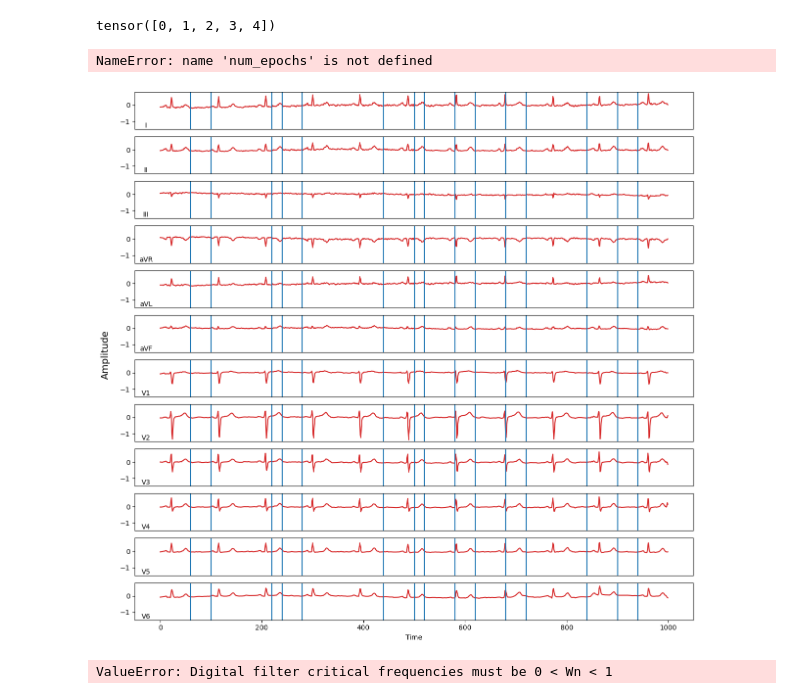
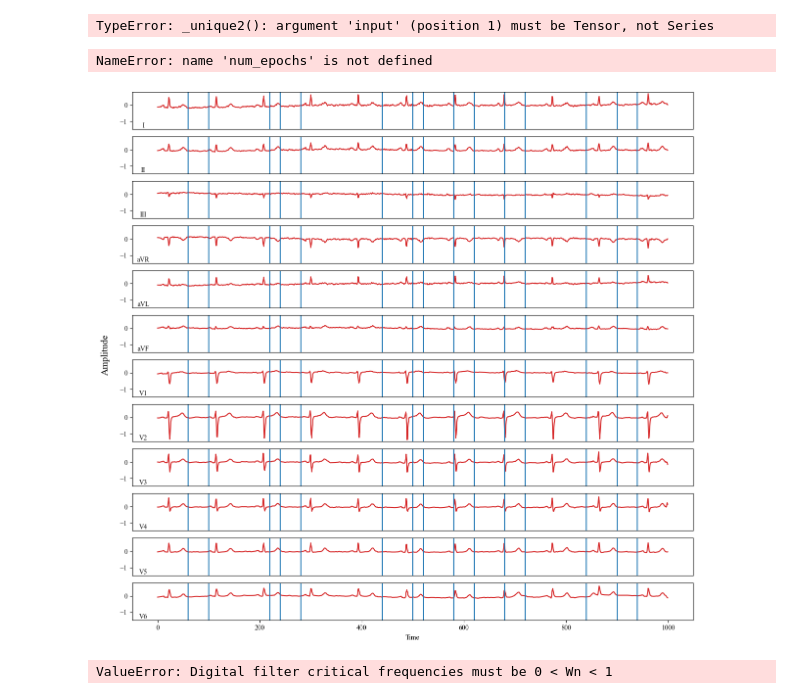
Before and after one commit to peilinchen1102/time_series, a Jupyter notebook: test.ipynb, the cells around one changed output. Drawn from its saved outputs; the diff is of its cells as text; code cells hidden in the pictures.

```diff
--- a/test.ipynb
+++ b/test.ipynb
@@ -21,12 +21,12 @@ X_train, y_train, X_test, y_test = load_data(path, sampling_rate)
 mask = y_train.apply(lambda x: isinstance(x, list) and len(x) > 0)
 y_train = y_train[mask]
 X_train = X_train[mask]
-y_train = y_train.apply(lambda x: x[0]).astype('category')
-y_train = torch.tensor(y_train.cat.codes.values, dtype=torch.long)
+# y_train = y_train.apply(lambda x: x[0]).astype('category')
+# y_train = torch.tensor(y_train.cat.codes.values, dtype=torch.long)
 
 print(torch.unique(y_train))
 # %% [output]
-tensor([0, 1, 2, 3, 4])
+TypeError: _unique2(): argument 'input' (position 1) must be Tensor, not Series
 # %%
 def normalize(data):
     # Compute mean and std per channel
@@ -155,9 +155,13 @@ def detect_changes(time_series: NDArray):
 ecg_labels = ["I", "II", "III", "aVR", "aVL", "aVF", "V1", "V2", "V3", "V4", "V5", "V6"]
 
 for time_series_idx, time_series in enumerate(X_train[0:1]):
+    # print(y_train[time_series_idx])
     # Create a figure with subplots (12 channels in a single column)
     fig, axs = plt.subplots(12, 1, figsize=(12, 12), sharey=True)
+    plt.rcParams.update({'font.family': 'Times New Roman'})
     change_points = detect_changes(time_series)
+
+    # change_points = [10, 20, 30, 40, 50, 60, 70, 80, 90, 100, 110, 120, 130, 140, 150]
     # Loop through each of the 12 ECG channels
     for i in range(time_series.shape[1]):  # Assuming time_series is [n_samples, 12]
         channel_data = time_series[:, i]  # Extract data for the i-th channel (lead)
@@ -179,35 +183,37 @@ for time_series_idx, time_series in enumerate(X_train[0:1]):
             axs[i].set_xlabel('Time')
         else:
             axs[i].tick_params(axis='x', which='both', bottom=False, labelbottom=False)  # Remove x-axis ticks
 
 
         axs[i].set_ylabel(ecg_labels[i], rotation=0, labelpad=10)
         axs[i].yaxis.set_label_coords(0.02, 0)  # Adjust position (x=-0.1 for more space, y=0.5 for center)
 
         # Add legend only for the first channel (to avoid duplicate labels)
         # if i == 0:
         #     axs[i].legend()
 
     # Add a main title for the figure
     # fig.suptitle(f'Time Series {time_series_idx+1} - ECG Channels with Detected Change Points')
 
     # Adjust layout to avoid overlap
     plt.tight_layout(rect=[0, 0, 1, 0.96])  # Leave space for the main title
     fig.text(-0.02, 0.5, 'Amplitude', va='center', rotation='vertical', fontsize=14)
+
     # Show the plot for the current time series
+    plt.savefig("ecg_plot.png", format="png", dpi=300, bbox_inches='tight')
     plt.show()
-    plt.savefig("cpd_separate_channels.png")
+
     # # Tokenize the data
     # tokens = tokenize(torch.from_numpy(time_series), window_size, overlap, change_points)
 
     # # Generate positional encodings
     # pos_encoding = positional_encoding(tokens.shape[0], tokens.shape[1]).unsqueeze(-1) # (4, 442, 1)
 
     # model_input = torch.cat((tokens, pos_encoding), dim=-1)
 
     # model_inputs.append(model_input)
 # %% [output]
-[figure, old version]
+[figure, new version]
 # %%
 from numpy.typing import NDArray
 import numpy as np
```
Also changed, not shown: 1 other file.
